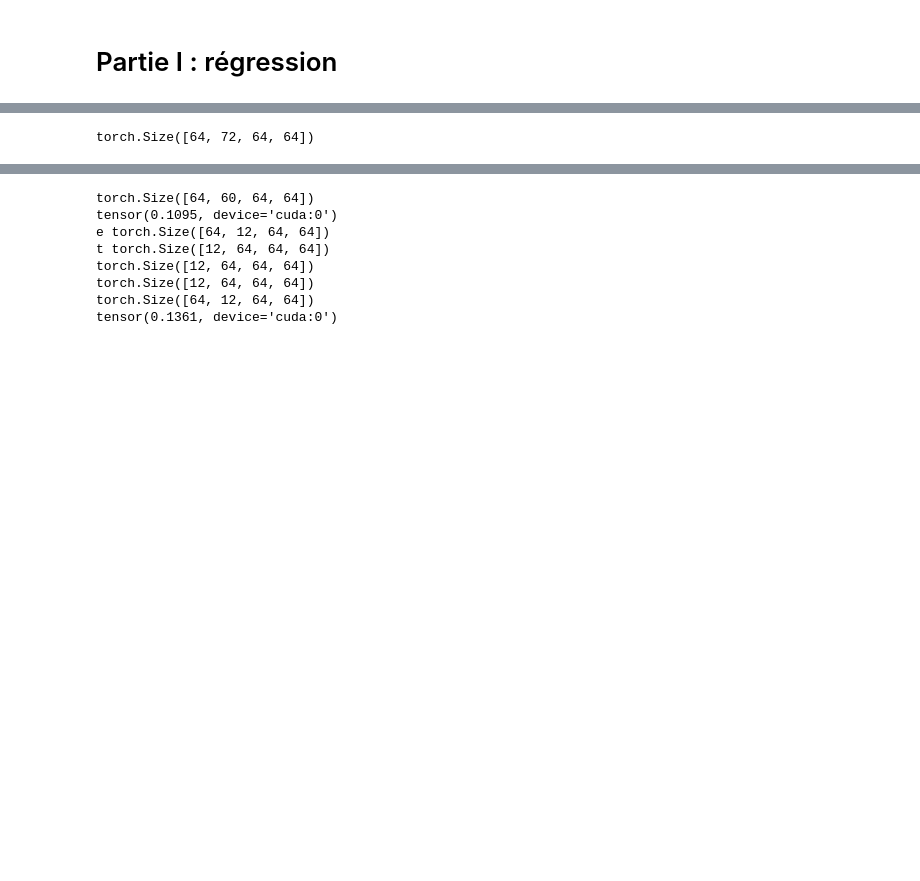
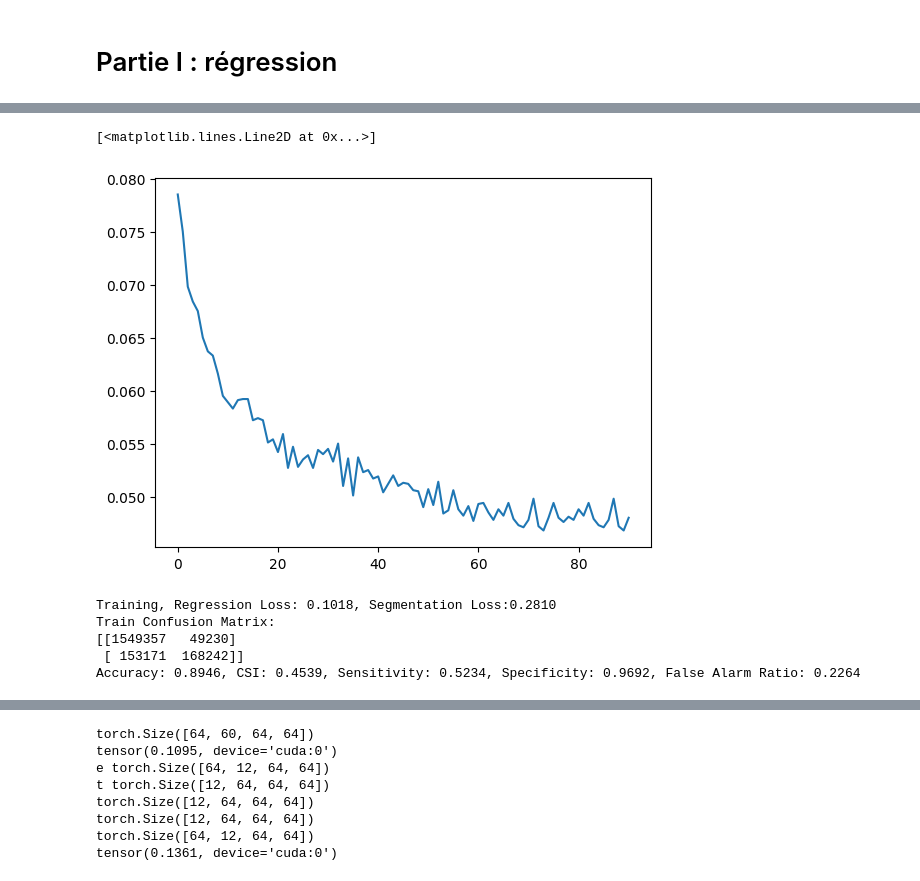
Before and after one commit to nanopiero/fusion, a Jupyter notebook: notebooks/training.ipynb, the cells around one changed output, grey strips where cells are left out. Saved outputs shown, nothing was run; the diff lists cells and outputs as text; code cells hidden in the pictures; blank space fills up the shorter version.

```diff
--- a/notebooks/training.ipynb
+++ b/notebooks/training.ipynb
@@ -445,4 +501,48 @@ NameError: name 'criterion' is not defined
-# %%
-inputs.shape
-# %% [output]
-torch.Size([64, 72, 64, 64])
+# %%
+
+csi_values = [
+    0.6252, 0.6411, 0.6467, 0.6464, 0.6481, 0.6507, 0.6464, 0.6601, 0.6589, 0.6645,
+    0.6561, 0.6637, 0.6735, 0.6653, 0.6677, 0.6637, 0.6690, 0.6669, 0.6710, 0.6642,
+    0.6676, 0.6734, 0.6701, 0.6670, 0.6628, 0.6713, 0.6857, 0.6701, 0.6793, 0.6815,
+    0.6812, 0.6805, 0.6801, 0.6646, 0.6781, 0.6730, 0.6820, 0.6841, 0.6864, 0.6788,
+    0.6874, 0.6828, 0.6772, 0.6884, 0.6823, 0.6870, 0.6897, 0.6807, 0.6885, 0.6784,
+    0.6908, 0.6717, 0.6866, 0.6778, 0.6868, 0.6941, 0.6838, 0.6813, 0.6891, 0.6762,
+    0.6798, 0.6895, 0.6957, 0.6903, 0.6814, 0.6907, 0.6958, 0.6797, 0.6893, 0.6880,
+    0.6882, 0.6855, 0.6916, 0.6966, 0.6882, 0.6790, 0.6903, 0.6929, 0.6918, 0.6944,
+    0.6887, 0.7093, 0.6971, 0.7010, 0.7006, 0.7073, 0.6933
+]
+
+regression_loss_values = [
+    0.0785, 0.0750, 0.0698, 0.0684, 0.0675, 0.0650, 0.0637, 0.0633, 0.0616, 0.0595,
+    0.0589, 0.0583, 0.0591, 0.0592, 0.0592, 0.0572, 0.0574, 0.0572, 0.0551, 0.0554,
+    0.0542, 0.0559, 0.0527, 0.0547, 0.0528, 0.0535, 0.0539, 0.0527, 0.0544, 0.0540,
+    0.0545, 0.0533, 0.0550, 0.0510, 0.0536, 0.0501, 0.0537, 0.0523, 0.0525, 0.0517,
+    0.0519, 0.0504, 0.0512, 0.0520, 0.0510, 0.0513, 0.0512, 0.0506, 0.0505, 0.0490,
+    0.0507, 0.0492, 0.0514, 0.0484, 0.0487, 0.0506, 0.0488, 0.0482, 0.0491, 0.0477,
+    0.0493, 0.0494, 0.0485, 0.0478, 0.0488, 0.0482, 0.0494, 0.0479, 0.0473, 0.0471,
+    0.0478, 0.0498, 0.0472, 0.0468, 0.0480, 0.0494, 0.0480, 0.0476, 0.0481, 0.0478,
+    0.0488, 0.0482, 0.0494, 0.0479, 0.0473, 0.0471, 0.0478, 0.0498, 0.0472, 0.0468,
+    0.0480
+]
+
+plt.plot(regression_loss_values)
+# %% [output]
+[<matplotlib.lines.Line2D at 0x...>]
+[figure, added]
+# %%
+  # Calculating average training loss
+  train_regression_loss = running_regression_loss / len(loader)
+  train_segmentation_loss = running_segmentation_loss / len(loader)
+  train_losses.append((epoch, train_regression_loss, train_segmentation_loss, train_confusion_matrix))
+  print(f'Training, Regression Loss: {train_regression_loss:.4f}, Segmentation Loss:{train_segmentation_loss:.4f}' )
+  print("Train Confusion Matrix:")
+  print(train_confusion_matrix)
+  accuracy, csi, sensitivity, specificity, false_alarm_ratio = compute_metrics(train_confusion_matrix)
+  print(f'Accuracy: {accuracy:.4f}, CSI: {csi:.4f}, Sensitivity: {sensitivity:.4f}, Specificity: {specificity:.4f}, False Alarm Ratio: {false_alarm_ratio:.4f}')
+  print('\n')
+# %% [output]
+Training, Regression Loss: 0.1018, Segmentation Loss:0.2810
+Train Confusion Matrix:
+[[1549357   49230]
+ [ 153171  168242]]
+Accuracy: 0.8946, CSI: 0.4539, Sensitivity: 0.5234, Specificity: 0.9692, False Alarm Ratio: 0.2264
```
Also changed, not shown: parts of 6 cells of this notebook.
